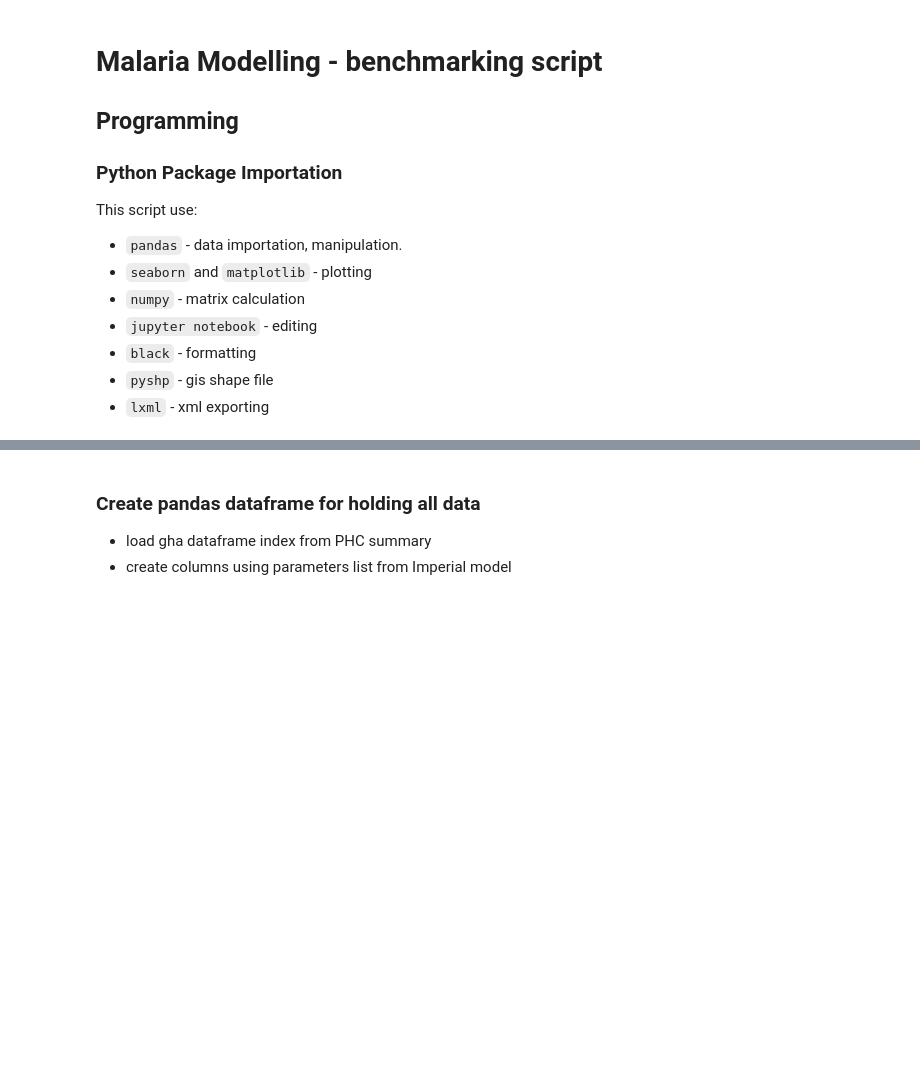
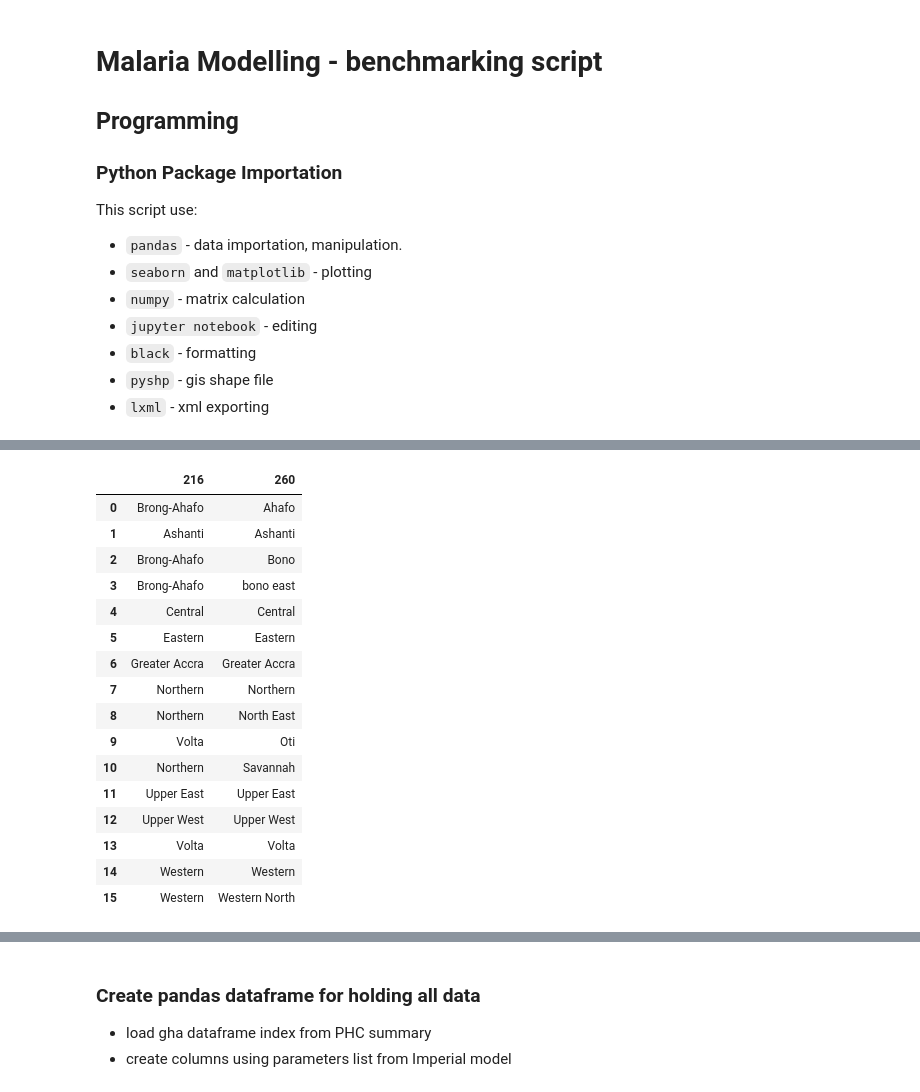
Before and after one commit to sepmein/mBench, a Jupyter notebook: scripts/GHA_data_preparation.ipynb, the cells around one changed output, grey strips where cells are left out. Saved outputs shown, nothing was run; the diff lists cells and outputs as text; code cells hidden in the pictures; blank space fills up the shorter version.

```diff
--- a/scripts/GHA_data_preparation.ipynb
+++ b/scripts/GHA_data_preparation.ipynb
@@ -43,0 +37,10 @@ openmalaria_xml_config_path_pn3 = "/Users/sepmein/Dropbox/benchmarking/Data/open
+# %%
+if sys.platform == 'linux':
+    os.chdir('/mnt/d/Dropbox/benchmarking')
+elif sys.platform =='Darwin':
+    os.chdir('/Users/sepmein/Dropbox/benchmarking')
+
+data_dir = os.path.abspath('Data')
+openmalaria_xml_config_path = os.path.abspath('Data/openmalaria/12936_2017_2051_MOESM1_ESM.xml')
+openmalaria_xml_config_path_pn2 = os.path.abspath("Data/openmalaria/VanDucAP2.xml")
+openmalaria_xml_config_path_pn3 = os.path.abspath("Data/openmalaria/VanDucAP3.xml")
@@ -43,0 +74,24 @@ openmalaria_xml_config_path_pn3 = "/Users/sepmein/Dropbox/benchmarking/Data/open
+# %%
+district_216_260 = pd.read_csv(data_dir + "/GHA/ADM1/216 to 260.csv")
+# district_216_260 = demographic.adm1_name(
+#     df=district_216_260, original_column_name="260"
+# )
+district_216_260
+# %% [output]
+|  | 216 | 260 |
+| 0 | Brong-Ahafo | Ahafo |
+| 1 | Ashanti | Ashanti |
+| 2 | Brong-Ahafo | Bono |
+| 3 | Brong-Ahafo | bono east |
+| 4 | Central | Central |
+| 5 | Eastern | Eastern |
+| 6 | Greater Accra | Greater Accra |
+| 7 | Northern | Northern |
+| 8 | Northern | North East |
+| 9 | Volta | Oti |
+| 10 | Northern | Savannah |
+| 11 | Upper East | Upper East |
+| 12 | Upper West | Upper West |
+| 13 | Volta | Volta |
+| 14 | Western | Western |
+| 15 | Western | Western North |
```
Also changed, not shown: parts of 13 cells of this notebook, 3 other files.
